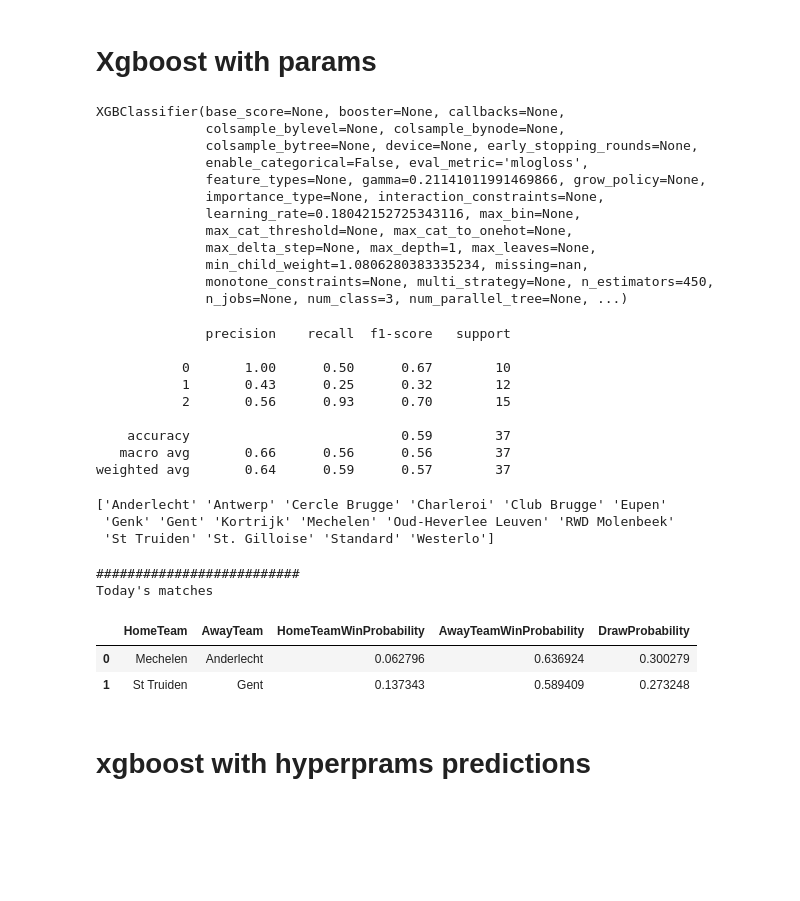
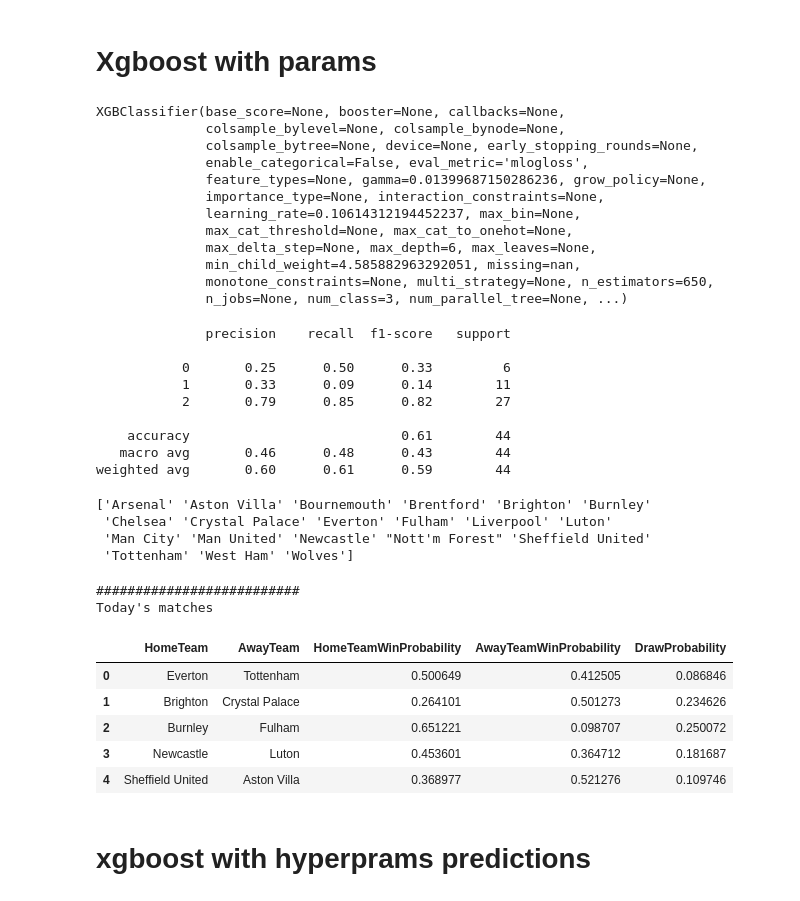
Before and after one commit to dagbolade/PL_prediction, a Jupyter notebook: ligue2.ipynb, the cells around one changed output. Drawn from its saved outputs; the diff is of its cells as text; code cells hidden in the pictures; blank space fills up the shorter version.

```diff
--- a/ligue2.ipynb
+++ b/ligue2.ipynb
@@ -7,8 +7,8 @@ import numpy as np
 
 #df = pd.read_csv('F2.csv')
 #df = pd.read_csv('ligue_2.csv')
-df = pd.read_csv('scrapers/englandm/E0.csv')
-
+df = pd.read_csv('scrapers/football_scraper/englandm/E0.csv')
+#df = pd.read_csv('scrapers/football_scraper/belgiumm/B1.csv')
 #df = pd.read_csv('f2_new.csv')
 df.tail()
 # %% [output]
@@ -305,0 +307,17 @@ print(standings.head(20))
+# %%
+# Assuming 'standings' DataFrame is already sorted by TotalPoints and GoalDifference
+
+# Add a 'Position' column based on the sorted standings
+standings['Position'] = standings.reset_index().index + 1
+
+# Create a dictionary to map team names to their positions
+team_position_map = standings.set_index('Team')['Position'].to_dict()
+
+# Map the home and away team positions for each match in the original DataFrame
+df['HomeTeamPosition'] = df['HomeTeam'].map(team_position_map)
+df['AwayTeamPosition'] = df['AwayTeam'].map(team_position_map)
+
+# Now, 'df' includes the league positions of both home and away teams for each match
+#print(df[['Date', 'HomeTeam', 'AwayTeam', 'HomeTeamPosition', 'AwayTeamPosition']].head())
+
+df.tail()
@@ -314,7 +340,7 @@ df['IsWeekend'] = df['DayOfWeek'].isin([5, 6]).astype(int)  # 1 for weekend, 0 f
 #select relevant columns or features and the target
 features = [
     'HomeTeam_encoded', 'AwayTeam_encoded', 'HomeTeamRecentForm', 'AwayTeamRecentForm',
-    'HomeTeamAvgGoals', 'AwayTeamAvgGoals', 'HomeTeamPoints', 'AwayTeamPoints', 'HomeGoalsScoredVariance', 'AwayGoalsScoredVariance', 'HomeGoalsScoredAvg_3', 'AwayGoalsScoredAvg_3', 'HomeGoalsConcededAvg_3', 'AwayGoalsConcededAvg_3', 'HomeGoalsScoredAvg_5', 'AwayGoalsScoredAvg_5', 'HomeGoalsConcededAvg_5', 'AwayGoalsConcededAvg_5',
+    'HomeTeamAvgGoals', 'AwayTeamAvgGoals', 'HomeTeamPoints', 'AwayTeamPoints', 'HomeGoalsScoredVariance', 'AwayGoalsScoredVariance', 'HomeGoalsScoredAvg_3', 'AwayGoalsScoredAvg_3', 'HomeGoalsConcededAvg_3', 'AwayGoalsConcededAvg_3', 'HomeGoalsScoredAvg_5', 'AwayGoalsScoredAvg_5', 'HomeGoalsConcededAvg_5', 'AwayGoalsConcededAvg_5', 'HomeTeamPosition', 'AwayTeamPosition', 'HomeTeamStandingBeforeMatch', 'AwayTeamStandingBeforeMatch',
 ]
 
 target = 'FTR_encoded'
@@ -528,13 +634,13 @@ XGBClassifier(base_score=None, booster=None, callbacks=None,
               colsample_bylevel=None, colsample_bynode=None,
               colsample_bytree=None, device=None, early_stopping_rounds=None,
               enable_categorical=False, eval_metric='mlogloss',
-              feature_types=None, gamma=0.21141011991469866, grow_policy=None,
+              feature_types=None, gamma=0.01399687150286236, grow_policy=None,
               importance_type=None, interaction_constraints=None,
-              learning_rate=0.18042152725343116, max_bin=None,
+              learning_rate=0.10614312194452237, max_bin=None,
               max_cat_threshold=None, max_cat_to_onehot=None,
-              max_delta_step=None, max_depth=1, max_leaves=None,
-              min_child_weight=1.0806280383335234, missing=nan,
-              monotone_constraints=None, multi_strategy=None, n_estimators=450,
+              max_delta_step=None, max_depth=6, max_leaves=None,
+              min_child_weight=4.585882963292051, missing=nan,
+              monotone_constraints=None, multi_strategy=None, n_estimators=650,
               n_jobs=None, num_class=3, num_parallel_tree=None, ...)
 # %%
 # Evaluate the model
@@ -543,13 +649,13 @@ print(classification_report(y_test, y_pred, zero_division=0))
 # %% [output]
               precision    recall  f1-score   support
 
-           0       1.00      0.50      0.67        10
-           1       0.43      0.25      0.32        12
-           2       0.56      0.93      0.70        15
+           0       0.25      0.50      0.33         6
+           1       0.33      0.09      0.14        11
+           2       0.79      0.85      0.82        27
 
-    accuracy                           0.59        37
-   macro avg       0.66      0.56      0.56        37
-weighted avg       0.64      0.59      0.57        37
+    accuracy                           0.61        44
+   macro avg       0.46      0.48      0.43        44
+weighted avg       0.60      0.61      0.59        44
 # %%
 
 from sklearn.preprocessing import LabelEncoder
@@ -576,9 +682,10 @@ df['AwayTeam_encoded'] = label_encoder.transform(df['AwayTeam'])
 
 print(label_encoder.classes_)
 # %% [output]
-['Anderlecht' 'Antwerp' 'Cercle Brugge' 'Charleroi' 'Club Brugge' 'Eupen'
- 'Genk' 'Gent' 'Kortrijk' 'Mechelen' 'Oud-Heverlee Leuven' 'RWD Molenbeek'
- 'St Truiden' 'St. Gilloise' 'Standard' 'Westerlo']
+['Arsenal' 'Aston Villa' 'Bournemouth' 'Brentford' 'Brighton' 'Burnley'
+ 'Chelsea' 'Crystal Palace' 'Everton' 'Fulham' 'Liverpool' 'Luton'
+ 'Man City' 'Man United' 'Newcastle' "Nott'm Forest" 'Sheffield United'
+ 'Tottenham' 'West Ham' 'Wolves']
 # %%
 import pandas as pd
 
@@ -618,6 +725,11 @@ def predict_match(home_team, away_team, xgb_model, df, label_encoder):
         'AwayGoalsScoredAvg_5': df[df['AwayTeam'] == away_team]['FTAG'].rolling(5, min_periods=1).mean().iloc[-1],
         'HomeGoalsConcededAvg_5': df[df['HomeTeam'] == home_team]['FTAG'].rolling(5, min_periods=1).mean().iloc[-1],
         'AwayGoalsConcededAvg_5': df[df['AwayTeam'] == away_team]['FTHG'].rolling(5, min_periods=1).mean().iloc[-1],
+        'HomeTeamPosition': df[df['HomeTeam'] == home_team]['HomeTeamPosition'].iloc[-1],
+
+        'AwayTeamPosition': df[df['AwayTeam'] == away_team]['AwayTeamPosition'].iloc[-1],
+        'HomeStandingsBeforeMatch': df[df['HomeTeam'] == home_team]['HomeTeamStandingBeforeMatch'].iloc[-1],
+        'AwayStandingsBeforeMatch': df[df['AwayTeam'] == away_team]['AwayTeamStandingBeforeMatch'].iloc[-1],
 
         # Add other features as required by the model, calculated or retrieved as done during training
         # ...
@@ -635,34 +747,43 @@ def predict_match(home_team, away_team, xgb_model, df, label_encoder):
     #print(f"Draw probability: {draw_prob}")
     #print(f"{away_team} win probability: {away_team_win_prob}")
 
     match_results.append({
         'HomeTeam': home_team,
         'AwayTeam': away_team,
         'HomeTeamWinProbability': home_team_win_prob,
         'AwayTeamWinProbability': away_team_win_prob,
         'DrawProbability': draw_prob,
     })
 
     return home_team_win_prob, draw_prob, away_team_win_prob
 
 
 
 print('##########################')
 print('Today\'s matches')
 
 
-predict_match('Mechelen', 'Anderlecht', xgb_model, df, label_encoder)
+predict_match('Everton', 'Tottenham', xgb_model, df, label_encoder)
 
-predict_match('St Truiden', "Gent", xgb_model, df, label_encoder)
+predict_match('Brighton', 'Crystal Palace', xgb_model, df, label_encoder)
+
+predict_match('Burnley', 'Fulham', xgb_model, df, label_encoder)
+
+predict_match('Newcastle', 'Luton', xgb_model, df, label_encoder)
+
+predict_match('Sheffield United', 'Aston Villa', xgb_model, df, label_encoder)
 
 # Create a DataFrame from the match results list
 match_results_df = pd.DataFrame(match_results)
 
 # Print the DataFrame
 match_results_df.head()
 # %% [output]
 ##########################
 Today's matches
 |  | HomeTeam | AwayTeam | HomeTeamWinProbability | AwayTeamWinProbability | DrawProbability |
-| 0 | Mechelen | Anderlecht | 0.062796 | 0.636924 | 0.300279 |
-| 1 | St Truiden | Gent | 0.137343 | 0.589409 | 0.273248 |
+| 0 | Everton | Tottenham | 0.500649 | 0.412505 | 0.086846 |
+| 1 | Brighton | Crystal Palace | 0.264101 | 0.501273 | 0.234626 |
+| 2 | Burnley | Fulham | 0.651221 | 0.098707 | 0.250072 |
+| 3 | Newcastle | Luton | 0.453601 | 0.364712 | 0.181687 |
+| 4 | Sheffield United | Aston Villa | 0.368977 | 0.521276 | 0.109746 |
```
Also changed, not shown: parts of 21 cells of this notebook, 4 other files.
